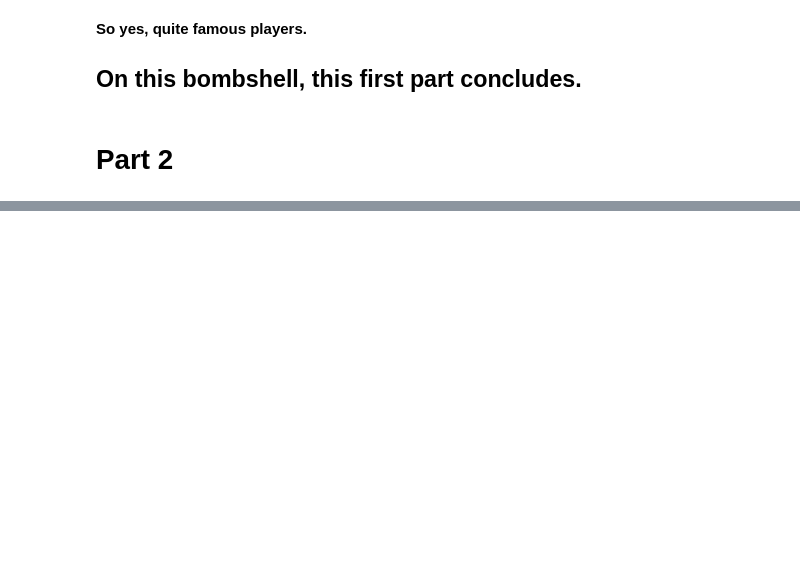
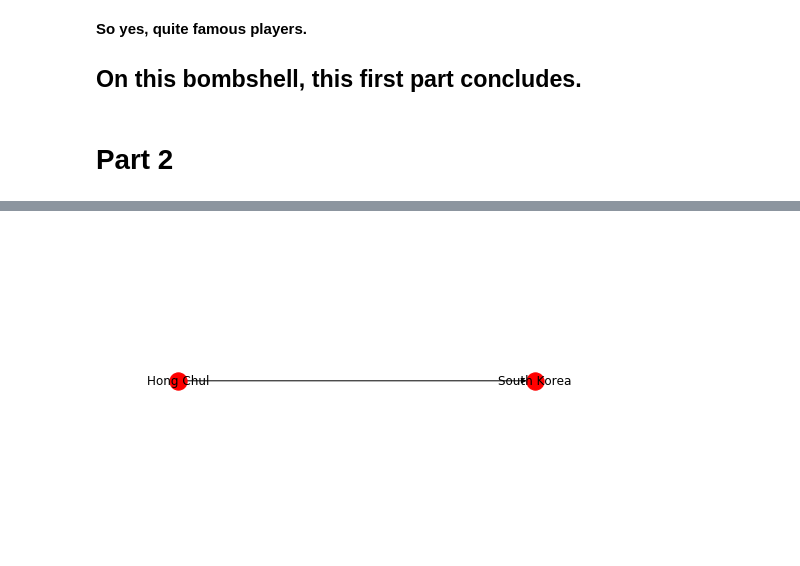
Before and after one commit to ProjectNTDS/Network_World_Cup_Analysis, a Jupyter notebook: Analysis.ipynb, the cells around one changed output, grey strips where cells are left out. Drawn from its saved outputs; the diff is of its cells as text; code cells hidden in the pictures; blank space fills up the shorter version.

```diff
--- a/Analysis.ipynb
+++ b/Analysis.ipynb
@@ -297,0 +453,4 @@ All_Nodes.iloc[[300, 455, 470, 506], :]
+# %%
+nx.draw_circular(subgraph_Christian, with_labels=True)
+# %% [output]
+[figure, added]
```
Also changed, not shown: parts of 59 cells of this notebook, 2 other files.
